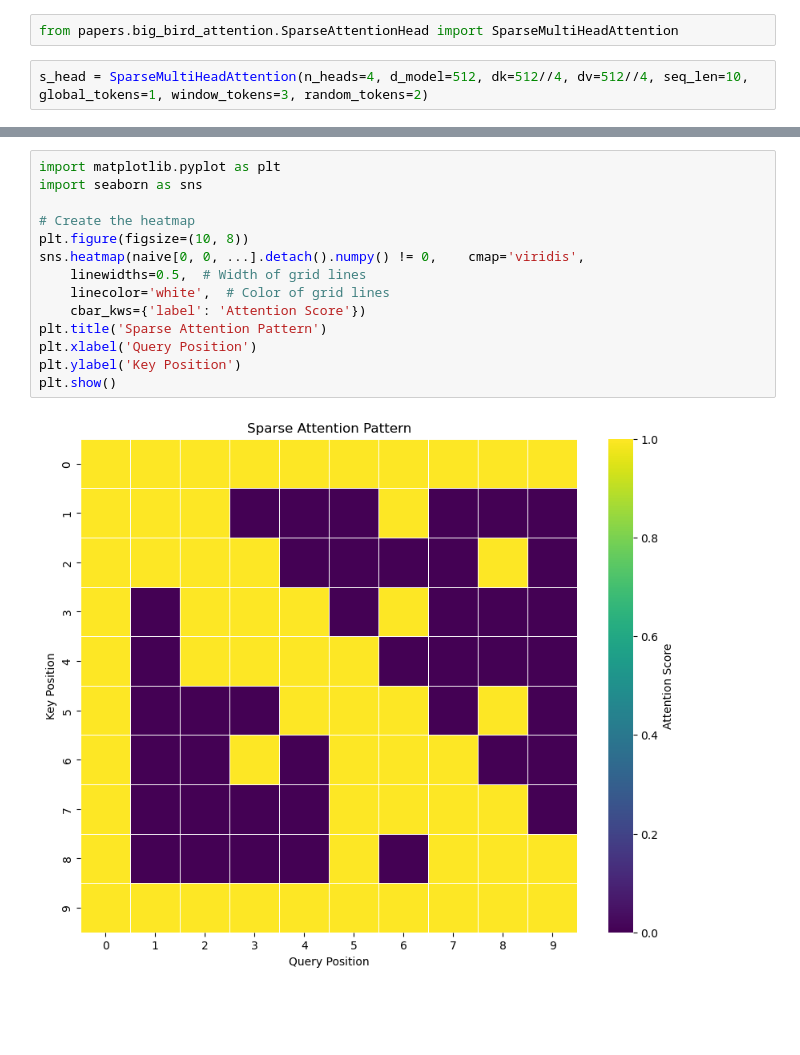
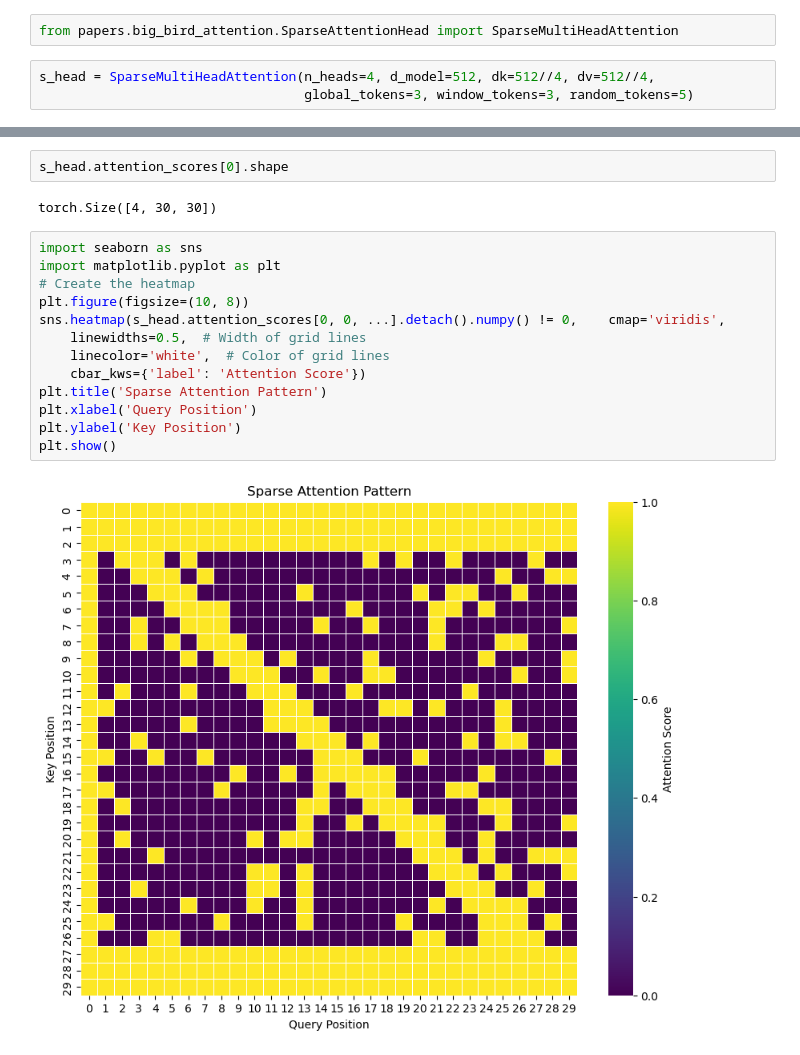
Before and after one commit to SharmaLlama/dl-from-scratch, a Jupyter notebook: notebooks/transformer.ipynb, the cells around one changed output, grey strips where cells are left out. Cells and saved outputs as stored; diff of their text form; blank space fills up the shorter version.

```diff
--- a/notebooks/transformer.ipynb
+++ b/notebooks/transformer.ipynb
@@ -1746,5 +1717,6 @@ key = torch.rand(size=(batch_size, n_heads, seq_length, dk))
 # %%
 from papers.big_bird_attention.SparseAttentionHead import SparseMultiHeadAttention
 # %%
-s_head = SparseMultiHeadAttention(n_heads=4, d_model=512, dk=512//4, dv=512//4, seq_len=10, global_tokens=1, window_tokens=3, random_tokens=2)
+s_head = SparseMultiHeadAttention(n_heads=4, d_model=512, dk=512//4, dv=512//4,
+                                  global_tokens=3, window_tokens=3, random_tokens=5)
 # %%
@@ -1992,16 +1769,19 @@ True
+# %%
+s_head.attention_scores[0].shape
+# %% [output]
+torch.Size([4, 30, 30])
 # %%
+import seaborn as sns
 import matplotlib.pyplot as plt
-import seaborn as sns
-
 # Create the heatmap
 plt.figure(figsize=(10, 8))
-sns.heatmap(naive[0, 0, ...].detach().numpy() != 0,    cmap='viridis',
+sns.heatmap(s_head.attention_scores[0, 0, ...].detach().numpy() != 0,    cmap='viridis',
     linewidths=0.5,  # Width of grid lines
     linecolor='white',  # Color of grid lines
     cbar_kws={'label': 'Attention Score'})
 plt.title('Sparse Attention Pattern')
 plt.xlabel('Query Position')
 plt.ylabel('Key Position')
 plt.show()
 # %% [output]
-[figure, old version]
+[figure, new version]
```
Also changed, not shown: parts of 27 cells of this notebook, 4 other files.
